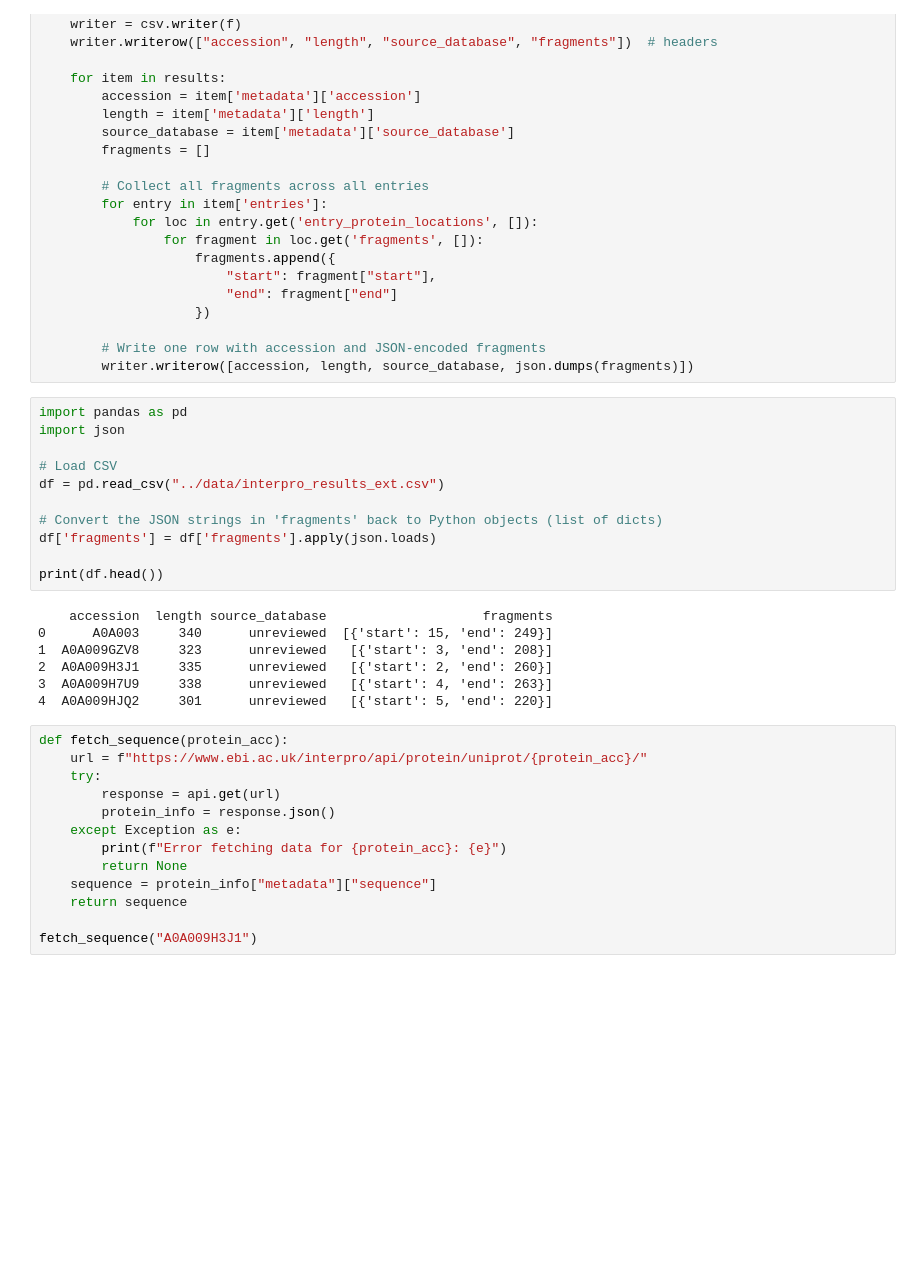
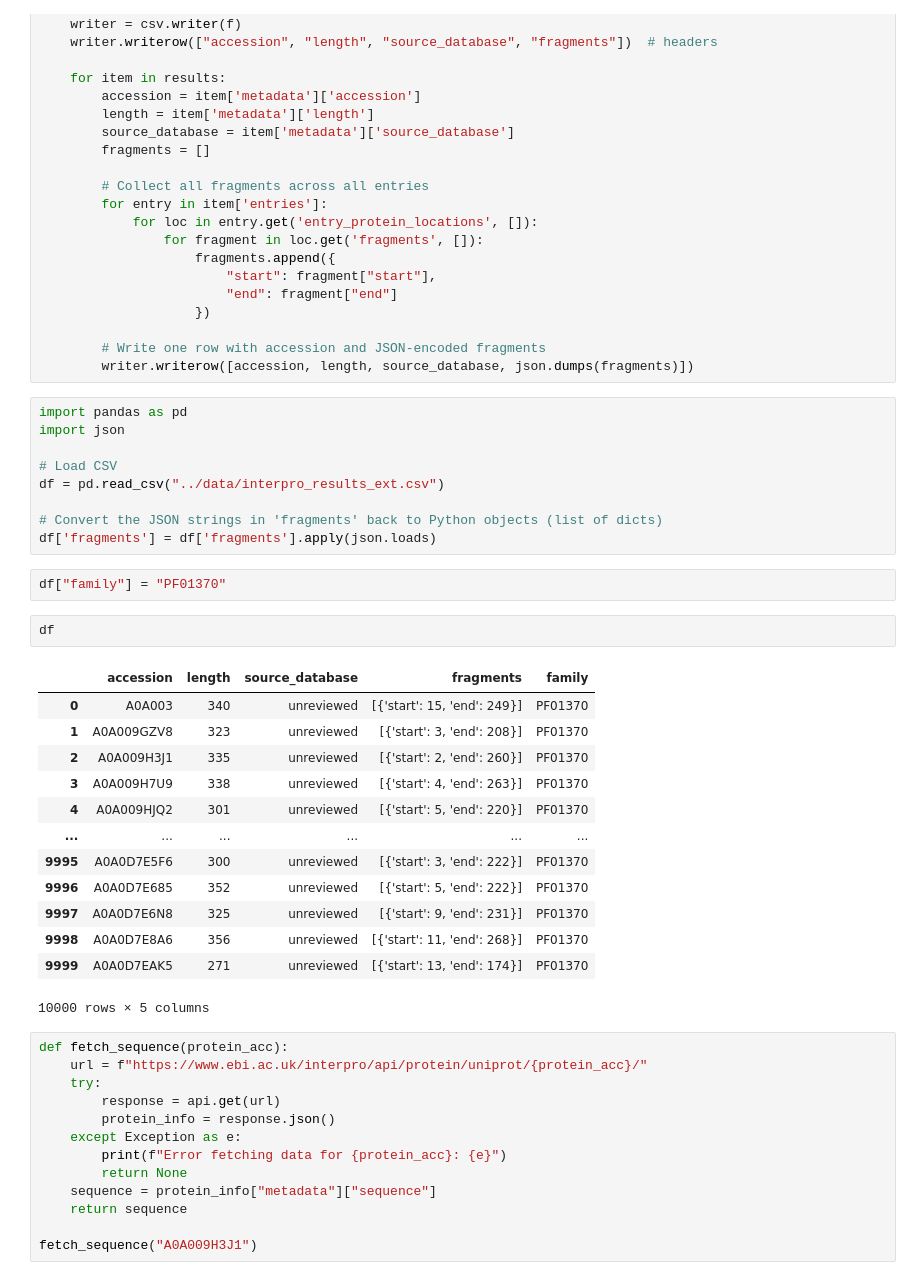
Before and after one commit to TobiasNeumeier/ProteinPrediction, a Jupyter notebook: notebooks/data_retrieval.ipynb, the cells around one changed output. Drawn from its saved outputs; the diff is of its cells as text; blank space fills up the shorter version.

```diff
--- a/notebooks/data_retrieval.ipynb
+++ b/notebooks/data_retrieval.ipynb
@@ -142,15 +142,24 @@ df = pd.read_csv("../data/interpro_results_ext.csv")
 
 # Convert the JSON strings in 'fragments' back to Python objects (list of dicts)
 df['fragments'] = df['fragments'].apply(json.loads)
-
-print(df.head())
-# %% [output]
-    accession  length source_database                    fragments
-0      A0A003     340      unreviewed  [{'start': 15, 'end': 249}]
-1  A0A009GZV8     323      unreviewed   [{'start': 3, 'end': 208}]
-2  A0A009H3J1     335      unreviewed   [{'start': 2, 'end': 260}]
-3  A0A009H7U9     338      unreviewed   [{'start': 4, 'end': 263}]
-4  A0A009HJQ2     301      unreviewed   [{'start': 5, 'end': 220}]
+# %%
+df["family"] = "PF01370"
+# %%
+df
+# %% [output]
+|  | accession | length | source_database | fragments | family |
+| 0 | A0A003 | 340 | unreviewed | [{'start': 15, 'end': 249}] | PF01370 |
+| 1 | A0A009GZV8 | 323 | unreviewed | [{'start': 3, 'end': 208}] | PF01370 |
+| 2 | A0A009H3J1 | 335 | unreviewed | [{'start': 2, 'end': 260}] | PF01370 |
+| 3 | A0A009H7U9 | 338 | unreviewed | [{'start': 4, 'end': 263}] | PF01370 |
+| 4 | A0A009HJQ2 | 301 | unreviewed | [{'start': 5, 'end': 220}] | PF01370 |
+| ... | ... | ... | ... | ... | ... |
+| 9995 | A0A0D7E5F6 | 300 | unreviewed | [{'start': 3, 'end': 222}] | PF01370 |
+| 9996 | A0A0D7E685 | 352 | unreviewed | [{'start': 5, 'end': 222}] | PF01370 |
+| 9997 | A0A0D7E6N8 | 325 | unreviewed | [{'start': 9, 'end': 231}] | PF01370 |
+| 9998 | A0A0D7E8A6 | 356 | unreviewed | [{'start': 11, 'end': 268}] | PF01370 |
+| 9999 | A0A0D7EAK5 | 271 | unreviewed | [{'start': 13, 'end': 174}] | PF01370 |
+10000 rows × 5 columns
 # %%
 def fetch_sequence(protein_acc):
     url = f"https://www.ebi.ac.uk/interpro/api/protein/uniprot/{protein_acc}/"
```
Also changed, not shown: 2 other files.
